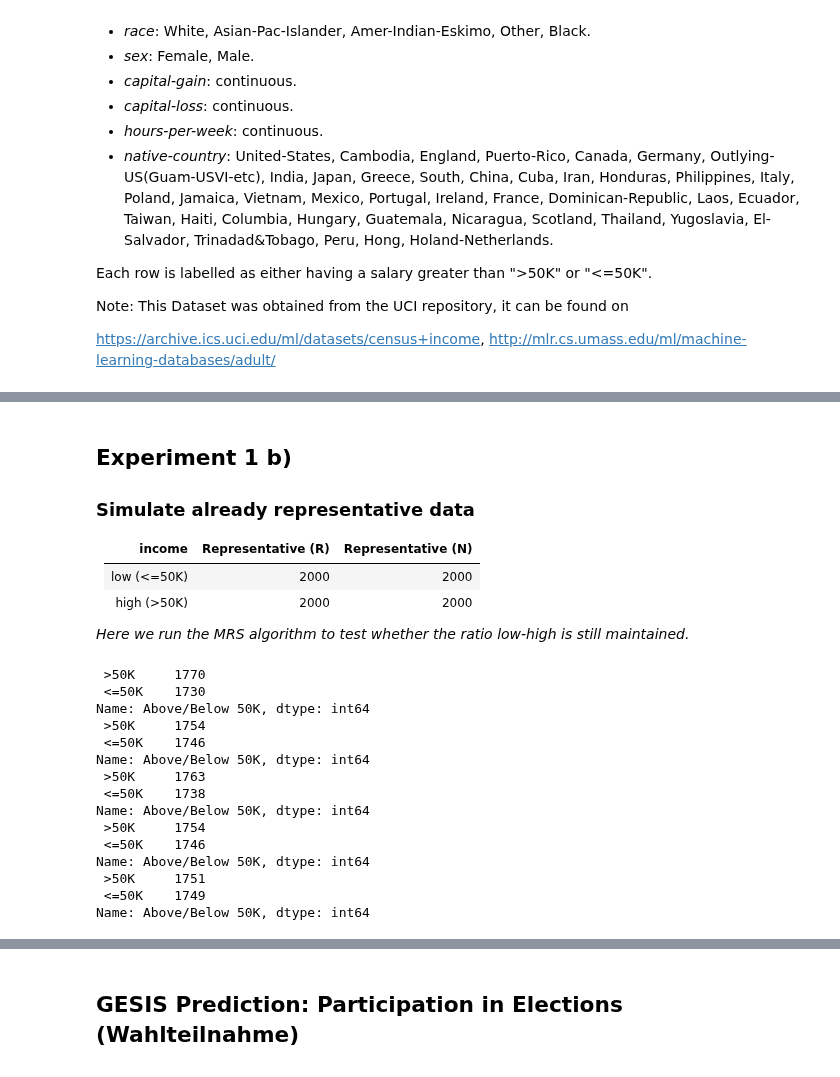
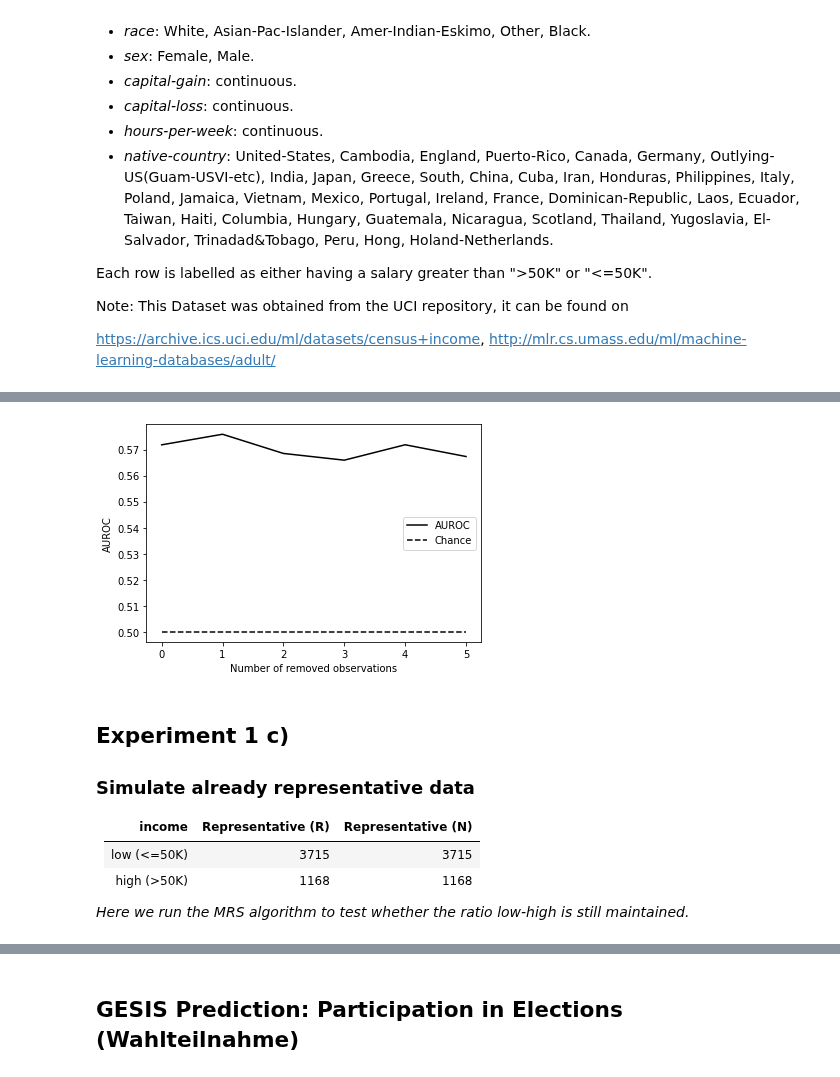
Before and after one commit to laksannathan/maximal-representative-sampling, a Jupyter notebook: src/Maximal Representative Sampling.ipynb, the cells around one changed output, grey strips where cells are left out. Saved outputs shown, nothing was run; the diff lists cells and outputs as text; code cells hidden in the pictures.

```diff
--- a/src/Maximal Representative Sampling.ipynb
+++ b/src/Maximal Representative Sampling.ipynb
@@ -534,34 +450,31 @@ plot_auc_temp(aucs1, temperatures)
+# %%
+temperatures = [0.1]
+drop = 1
+number_of_splits = 5
+#number_of_iterations = len(us_nonrep_more_high[us_nonrep_more_high['label'] == 1])
+number_of_iterations = 5
+test_size = 0.3
+result_dir = os.path.join(os.getcwd(), 'results/us_nonrep_more_high',  datetime.datetime.now().strftime('%Y-%m-%d_%H-%M-%S'))
+os.makedirs(result_dir)
+
+
+for temp in tqdm(temperatures):
+    us_nonrep_more_high_mrs, auc, roc = repeated_MRS(us_nonrep_more_high, us_columns, temp, result_directory = result_dir,
+                    number_of_iterations = number_of_iterations,
+                    number_of_splits = number_of_splits, n_drop = drop,
+                           test_size = test_size, cv = 3, us = True)
+    plot_auc(auc, result_dir, save=True)
+# %% [output]
+[figure, added]
 # %% [markdown]
-## Experiment 1 b)
+## Experiment 1 c)
 
 
 ### Simulate already representative data
 
 | income      | Representative (R) | Representative (N)     |
 |-------------|--------------------|------------------------|
-| low (<=50K) | 2000               | 2000                   |
-| high (>50K) | 2000               | 2000                   |
+| low (<=50K) | 3715               | 3715                   |
+| high (>50K) | 1168               | 1168                   |
 
 *Here we run the MRS algorithm to test whether the ratio low-high is still maintained.*
-# %%
-clf = CalibratedClassifierCV(LinearSVC(C=0.03276616, max_iter=2**20, dual=False))
-temperatures = [0.1]
-
-aucs = repeated_MRS(us, us_columns, clf, temperatures)
-plot_auc_temp(aucs2, temperatures)
-# %% [output]
- >50K     1770
- <=50K    1730
-Name: Above/Below 50K, dtype: int64
- >50K     1754
- <=50K    1746
-Name: Above/Below 50K, dtype: int64
- >50K     1763
- <=50K    1738
-Name: Above/Below 50K, dtype: int64
- >50K     1754
- <=50K    1746
-Name: Above/Below 50K, dtype: int64
- >50K     1751
- <=50K    1749
-Name: Above/Below 50K, dtype: int64
```
Also changed, not shown: parts of 73 cells of this notebook, 2 other files.
